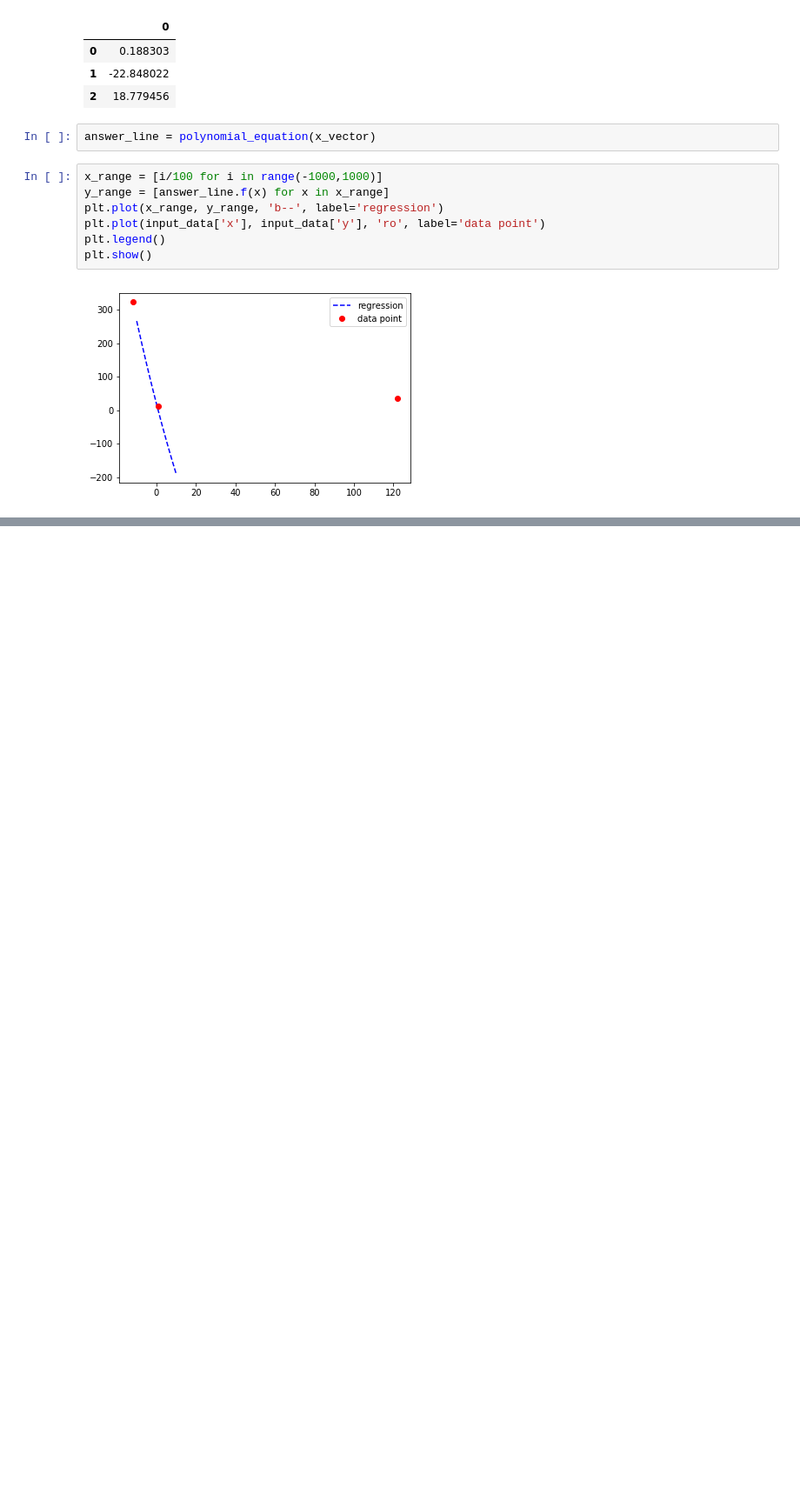
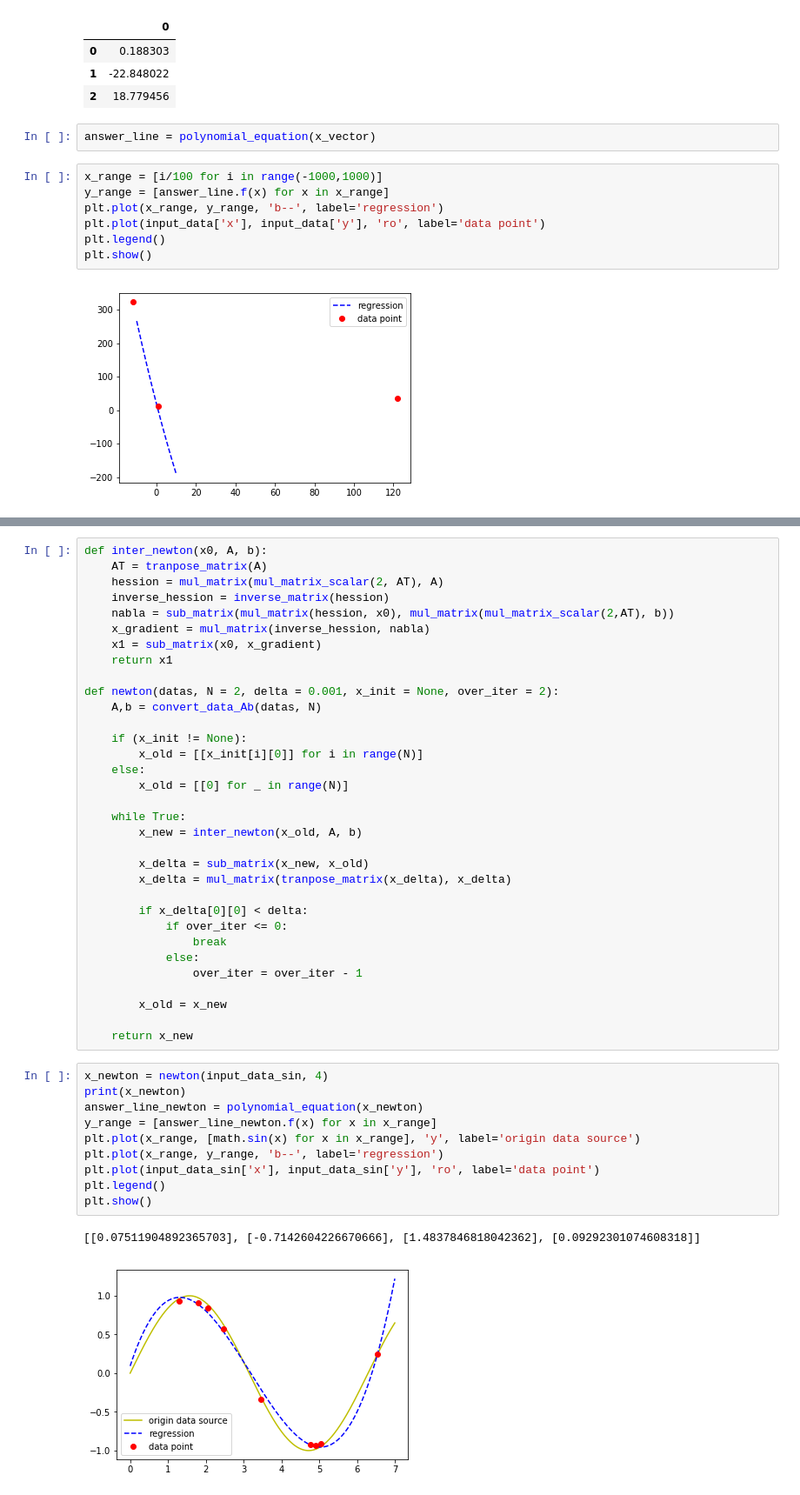
Before and after one commit to csielee/2018ML, a Jupyter notebook: HW1/HW1.ipynb, the cells around one changed output, grey strips where cells are left out. Shown at 87% size. Drawn from its saved outputs; the diff is of its cells as text; blank space fills up the shorter version.

```diff
--- a/HW1/HW1.ipynb
+++ b/HW1/HW1.ipynb
@@ -285,0 +335,46 @@ answer_line.rLSE(input_data_sin['x'], input_data_sin['y'])
+# %%
+def inter_newton(x0, A, b):
+    AT = tranpose_matrix(A)
+    hession = mul_matrix(mul_matrix_scalar(2, AT), A)
+    inverse_hession = inverse_matrix(hession)
+    nabla = sub_matrix(mul_matrix(hession, x0), mul_matrix(mul_matrix_scalar(2,AT), b))
+    x_gradient = mul_matrix(inverse_hession, nabla)
+    x1 = sub_matrix(x0, x_gradient)
+    return x1
+
+def newton(datas, N = 2, delta = 0.001, x_init = None, over_iter = 2):
+    A,b = convert_data_Ab(datas, N)
+
+    if (x_init != None):
+        x_old = [[x_init[i][0]] for i in range(N)]
+    else:
+        x_old = [[0] for _ in range(N)]
+
+    while True:
+        x_new = inter_newton(x_old, A, b)
+
+        x_delta = sub_matrix(x_new, x_old)
+        x_delta = mul_matrix(tranpose_matrix(x_delta), x_delta)
+
+        if x_delta[0][0] < delta:
+            if over_iter <= 0:
+                break
+            else:
+                over_iter = over_iter - 1
+
+        x_old = x_new
+
+    return x_new
+# %%
+x_newton = newton(input_data_sin, 4)
+print(x_newton)
+answer_line_newton = polynomial_equation(x_newton)
+y_range = [answer_line_newton.f(x) for x in x_range]
+plt.plot(x_range, [math.sin(x) for x in x_range], 'y', label='origin data source')
+plt.plot(x_range, y_range, 'b--', label='regression')
+plt.plot(input_data_sin['x'], input_data_sin['y'], 'ro', label='data point')
+plt.legend()
+plt.show()
+# %% [output]
+[[0.07511904892365703], [-0.7142604226670666], [1.4837846818042362], [0.09292301074608318]]
+[figure, added]
```
Also changed, not shown: parts of 21 cells of this notebook.
